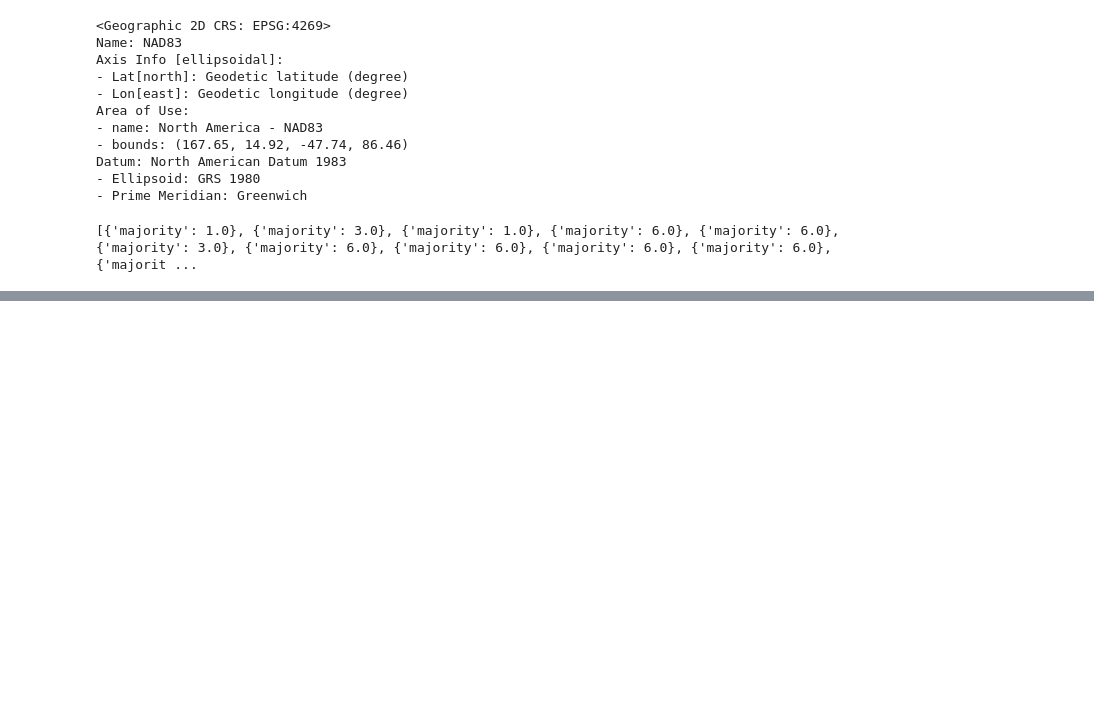
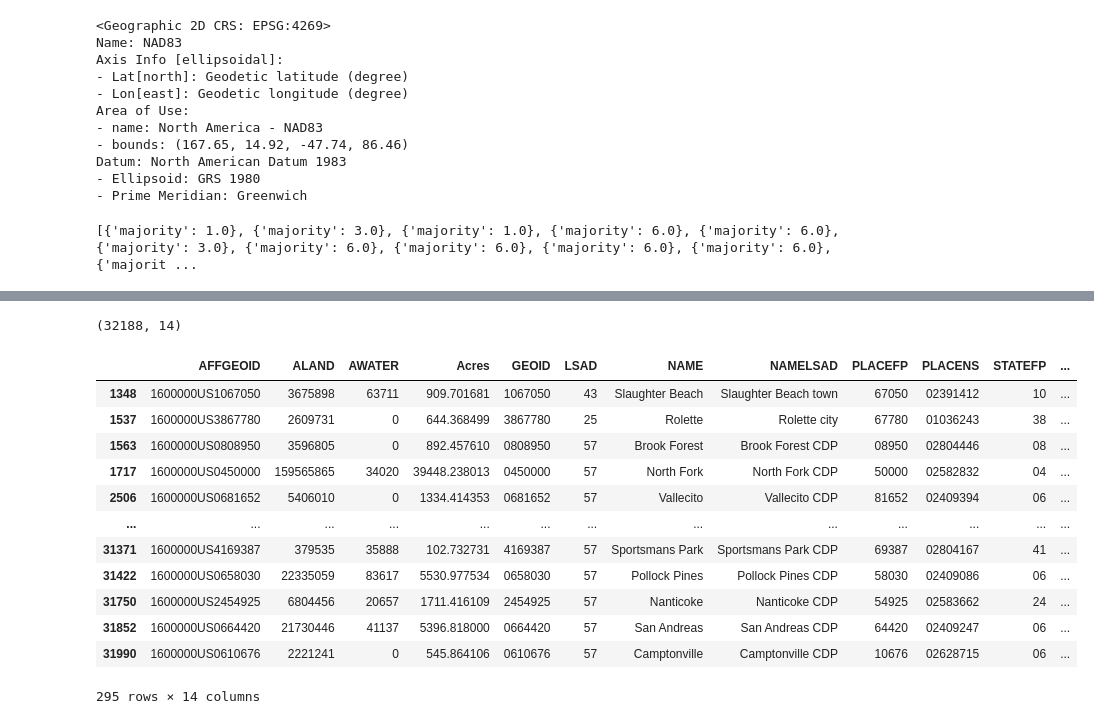
Before and after one commit to zac-stanley/us-communities-fire, a Jupyter notebook: notebooks/zs_zonal_statistics.ipynb, the cells around one changed output, grey strips where cells are left out. Cells and saved outputs as stored; diff of their text form; code cells hidden in the pictures; blank space fills up the shorter version.

```diff
--- a/notebooks/zs_zonal_statistics.ipynb
+++ b/notebooks/zs_zonal_statistics.ipynb
@@ -110,0 +131,10 @@ whp_cdps =
+# %%
+# Extract majority value from the list using a while loop
+whpcls_cdps = []
+i = 0
+while i < len(majority_whp):
+    whpcls_cdps.append(majority_whp[i]['properties'])
+    i = i + 1
+# %%
+# transfer info from list to pandas dataframe
+fire_risk_cdps = pd.DataFrame(whpcls_cdps)
@@ -110,0 +151,20 @@ whp_cdps =
+# %%
+fire_risk_cdps.shape
+# %% [output]
+(32188, 14)
+# %%
+fire_risk_cdps[fire_risk_cdps.majority == 5]
+# %% [output]
+|  | AFFGEOID | ALAND | AWATER | Acres | GEOID | LSAD | NAME | NAMELSAD | PLACEFP | PLACENS | STATEFP | ... |
+| 1348 | 1600000US1067050 | 3675898 | 63711 | 909.701681 | 1067050 | 43 | Slaughter Beach | Slaughter Beach town | 67050 | 02391412 | 10 | ... |
+| 1537 | 1600000US3867780 | 2609731 | 0 | 644.368499 | 3867780 | 25 | Rolette | Rolette city | 67780 | 01036243 | 38 | ... |
+| 1563 | 1600000US0808950 | 3596805 | 0 | 892.457610 | 0808950 | 57 | Brook Forest | Brook Forest CDP | 08950 | 02804446 | 08 | ... |
+| 1717 | 1600000US0450000 | 159565865 | 34020 | 39448.238013 | 0450000 | 57 | North Fork | North Fork CDP | 50000 | 02582832 | 04 | ... |
+| 2506 | 1600000US0681652 | 5406010 | 0 | 1334.414353 | 0681652 | 57 | Vallecito | Vallecito CDP | 81652 | 02409394 | 06 | ... |
+| ... | ... | ... | ... | ... | ... | ... | ... | ... | ... | ... | ... | ... |
+| 31371 | 1600000US4169387 | 379535 | 35888 | 102.732731 | 4169387 | 57 | Sportsmans Park | Sportsmans Park CDP | 69387 | 02804167 | 41 | ... |
+| 31422 | 1600000US0658030 | 22335059 | 83617 | 5530.977534 | 0658030 | 57 | Pollock Pines | Pollock Pines CDP | 58030 | 02409086 | 06 | ... |
+| 31750 | 1600000US2454925 | 6804456 | 20657 | 1711.416109 | 2454925 | 57 | Nanticoke | Nanticoke CDP | 54925 | 02583662 | 24 | ... |
+| 31852 | 1600000US0664420 | 21730446 | 41137 | 5396.818000 | 0664420 | 57 | San Andreas | San Andreas CDP | 64420 | 02409247 | 06 | ... |
+| 31990 | 1600000US0610676 | 2221241 | 0 | 545.864106 | 0610676 | 57 | Camptonville | Camptonville CDP | 10676 | 02628715 | 06 | ... |
+295 rows × 14 columns
```
Also changed, not shown: parts of 4 cells of this notebook.
